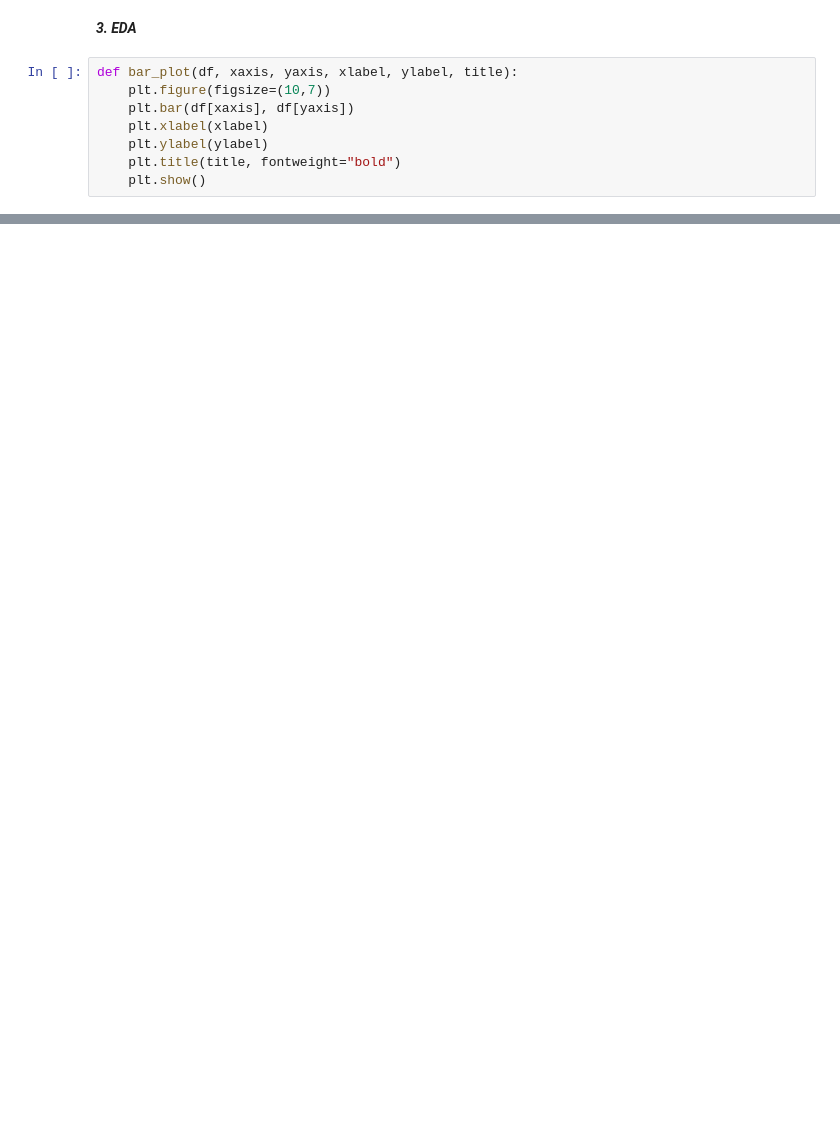
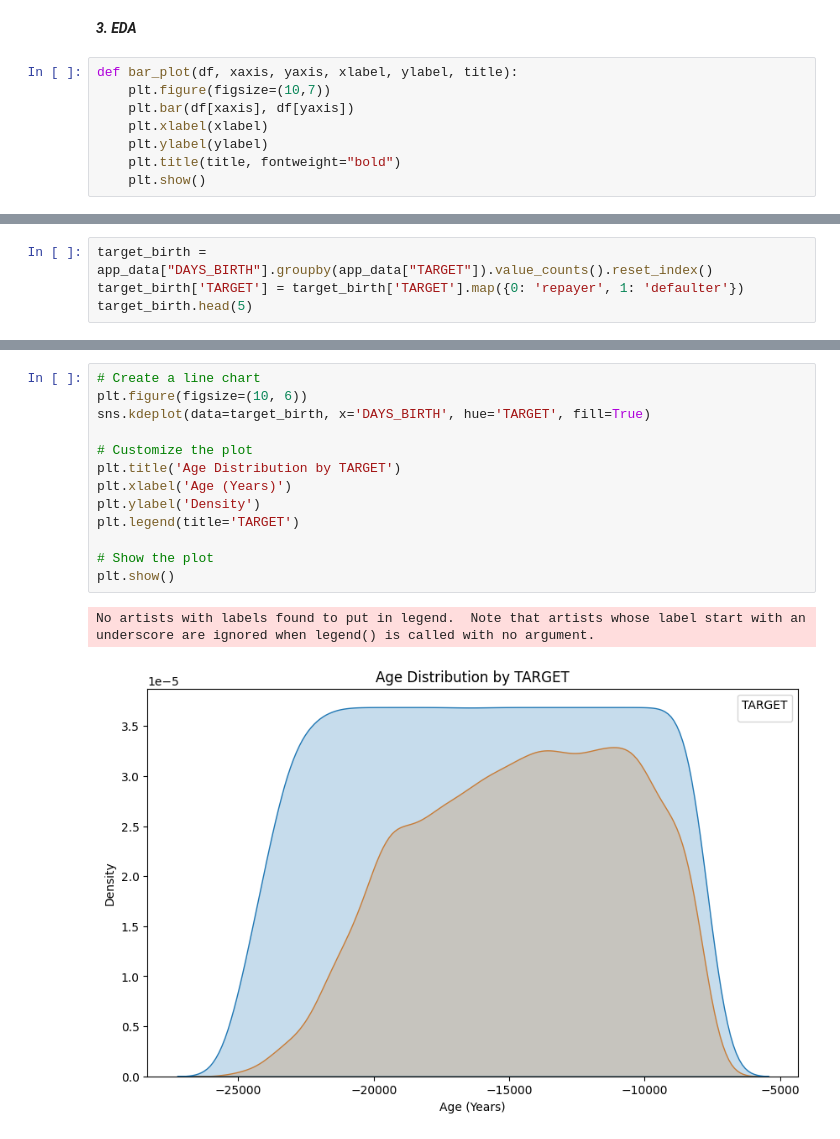
Before and after one commit to baoqdng/risk_analysis, a Jupyter notebook: EDA.ipynb, the cells around one changed output, grey strips where cells are left out. Cells and saved outputs as stored; diff of their text form; blank space fills up the shorter version.

```diff
--- a/EDA.ipynb
+++ b/EDA.ipynb
@@ -419,0 +497,4 @@ bar_plot(education, "NAME_EDUCATION_TYPE", "count", "Education level", "Count",
+# %%
+target_birth = app_data["DAYS_BIRTH"].groupby(app_data["TARGET"]).value_counts().reset_index()
+target_birth['TARGET'] = target_birth['TARGET'].map({0: 'repayer', 1: 'defaulter'})
+target_birth.head(5)
@@ -419,0 +508,16 @@ bar_plot(education, "NAME_EDUCATION_TYPE", "count", "Education level", "Count",
+# %%
+# Create a line chart
+plt.figure(figsize=(10, 6))
+sns.kdeplot(data=target_birth, x='DAYS_BIRTH', hue='TARGET', fill=True)
+
+# Customize the plot
+plt.title('Age Distribution by TARGET')
+plt.xlabel('Age (Years)')
+plt.ylabel('Density')
+plt.legend(title='TARGET')
+
+# Show the plot
+plt.show()
+# %% [output]
+No artists with labels found to put in legend.  Note that artists whose label start with an underscore are ignored when legend() is called with no argument.
+[figure, added]
```
Also changed, not shown: parts of 15 cells of this notebook.
